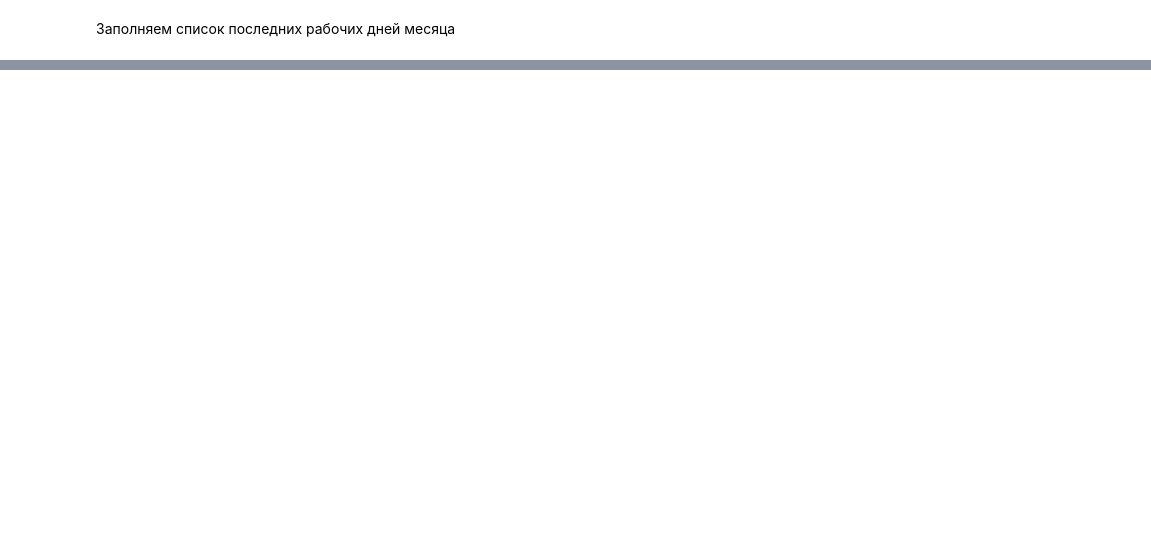
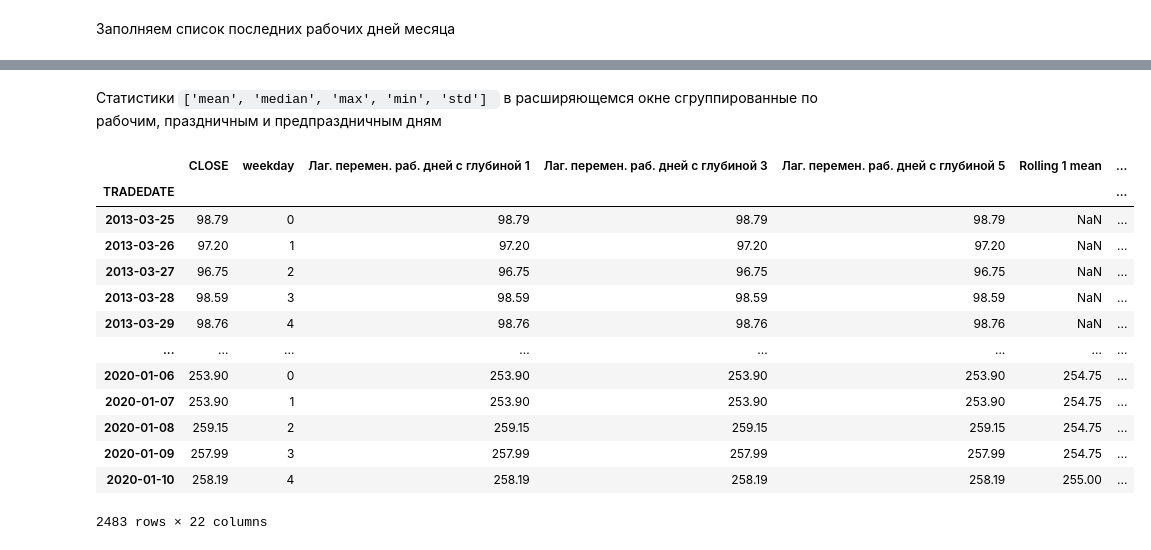
Before and after one commit to Rain1414/python_data_analysis_2021, a Jupyter notebook: hw_3.ipynb, the cells around one changed output, grey strips where cells are left out. Drawn from its saved outputs; the diff is of its cells as text; code cells hidden in the pictures; blank space fills up the shorter version.

```diff
--- a/hw_3.ipynb
+++ b/hw_3.ipynb
@@ -324,0 +357,24 @@ Name: 2025-12-31 00:00:00, dtype: int32
+# %% [markdown]
+Статистики `['mean', 'median', 'max', 'min', 'std'] ` в расширяющемся окне сгруппированные по рабочим, праздничным и предпраздничным дням
+# %%
+# Создаём вспомогательные столбцы с праздничными, рабочими и предпраздничными днями
+ts_1_df['праздник'] = calendar_df.loc['2013-03-25':'2020-01-10']['праздник']
+ts_1_df['предпраздничный рабочий день'] = calendar_df.loc[min(ts_1_df.index):max(ts_1_df.index)]['предпраздничный рабочий день']
+ts_1_df['рабочий день'] = np.zeros(len(ts_1_df), dtype=int)
+ts_1_df.loc[(ts_1_df['праздник'] == 0), ['рабочий день']] = 1
+ts_1_df
+# %% [output]
+|  | CLOSE | weekday | Лаг. перемен. раб. дней с глубиной 1 | Лаг. перемен. раб. дней с глубиной 3 | Лаг. перемен. раб. дней с глубиной 5 | Rolling 1 mean | ... |
+| TRADEDATE |  |  |  |  |  |  | ... |
+| 2013-03-25 | 98.79 | 0 | 98.79 | 98.79 | 98.79 | NaN | ... |
+| 2013-03-26 | 97.20 | 1 | 97.20 | 97.20 | 97.20 | NaN | ... |
+| 2013-03-27 | 96.75 | 2 | 96.75 | 96.75 | 96.75 | NaN | ... |
+| 2013-03-28 | 98.59 | 3 | 98.59 | 98.59 | 98.59 | NaN | ... |
+| 2013-03-29 | 98.76 | 4 | 98.76 | 98.76 | 98.76 | NaN | ... |
+| ... | ... | ... | ... | ... | ... | ... | ... |
+| 2020-01-06 | 253.90 | 0 | 253.90 | 253.90 | 253.90 | 254.75 | ... |
+| 2020-01-07 | 253.90 | 1 | 253.90 | 253.90 | 253.90 | 254.75 | ... |
+| 2020-01-08 | 259.15 | 2 | 259.15 | 259.15 | 259.15 | 254.75 | ... |
+| 2020-01-09 | 257.99 | 3 | 257.99 | 257.99 | 257.99 | 254.75 | ... |
+| 2020-01-10 | 258.19 | 4 | 258.19 | 258.19 | 258.19 | 255.00 | ... |
+2483 rows × 22 columns
```
Also changed, not shown: parts of 46 cells of this notebook.
